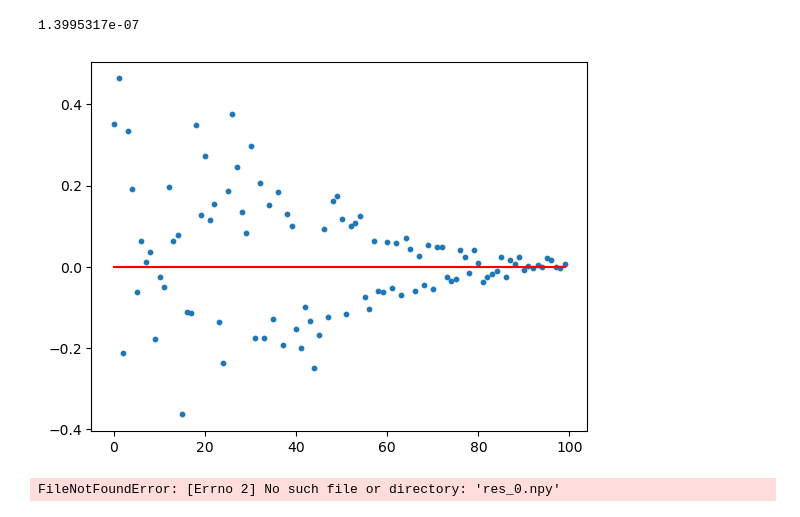
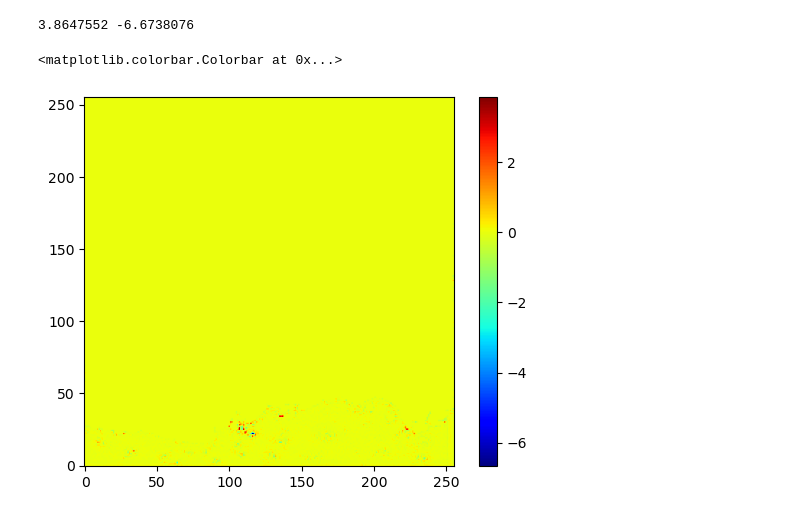
Before and after one commit to kai-lan/MLPCG, a Jupyter notebook: analysis.ipynb, the cells around one changed output. Drawn from its saved outputs; the diff is of its cells as text; code cells hidden in the pictures.

```diff
--- a/analysis.ipynb
+++ b/analysis.ipynb
@@ -26,26 +8,20 @@ plt.scatter(range(len(eigs[0])), eigs[0], s=10);
-# %%
-rhs_comp = compressedVec(rhs, flags)
-coeffs = ritz_vecs @ rhs_comp
-rhs_left = rhs_comp - coeffs @ ritz_vecs
-np.linalg.norm(rhs_left)/np.linalg.norm(rhs_comp)
-# %% [output]
-1.3995317e-07
-# %%
-plt.plot(np.zeros(len(coeffs)), c='r')
-plt.scatter(range(len(coeffs)), coeffs, s=10);
-# %% [output]
-[figure, removed]
-# %%
-for i in range(17):
-# i = 1
-    r = np.load(f"res_{i}.npy")
-    r_comp = compressedVec(r, flags)
-    coeffs_r = ritz_vecs @ r_comp
-    print(np.linalg.norm(coeffs_r), end=', ')
-    r_left = r_comp - coeffs @ ritz_vecs
-    left_norm = np.linalg.norm(r_left)/np.linalg.norm(r_comp)
-    print(left_norm)
-    # plt.plot(np.zeros(len(coeffs_r)), c='r')
-    # plt.scatter(range(len(coeffs_r)), coeffs_r, s=10)
-# %% [output]
-FileNotFoundError: [Errno 2] No such file or directory: 'res_0.npy'
+# %%
+N = 256
+frame = 100
+flags = read_flags(f"data/dambreak_N256_200/flags_{frame}.bin")
+# fig, axes = plt.subplots(1, 2)
+# axes[0].imshow(flags.reshape(N, N).T, origin='lower', cmap='jet')
+i = 400
+rhs = load_vector(f"data/dambreak_N256_200/div_v_star_{frame}.bin")
+
+# r = np.load(f"res_{i}.npy")
+print(r.max(), r.min())
+# ax1= axes[1].pcolormesh(rhs.reshape(N, N).T, cmap='jet')
+# axes[1].set_aspect('equal')
+# fig.colorbar(ax1)
+plt.imshow(r.reshape(N, N).T, cmap='jet', origin='lower', vmax=r.max(), vmin=r.min())
+plt.colorbar()
+# %% [output]
+3.8647552 -6.6738076
+<matplotlib.colorbar.Colorbar at 0x...>
+[figure, added]
```
Also changed, not shown: parts of 5 cells of this notebook, 11 other files.
